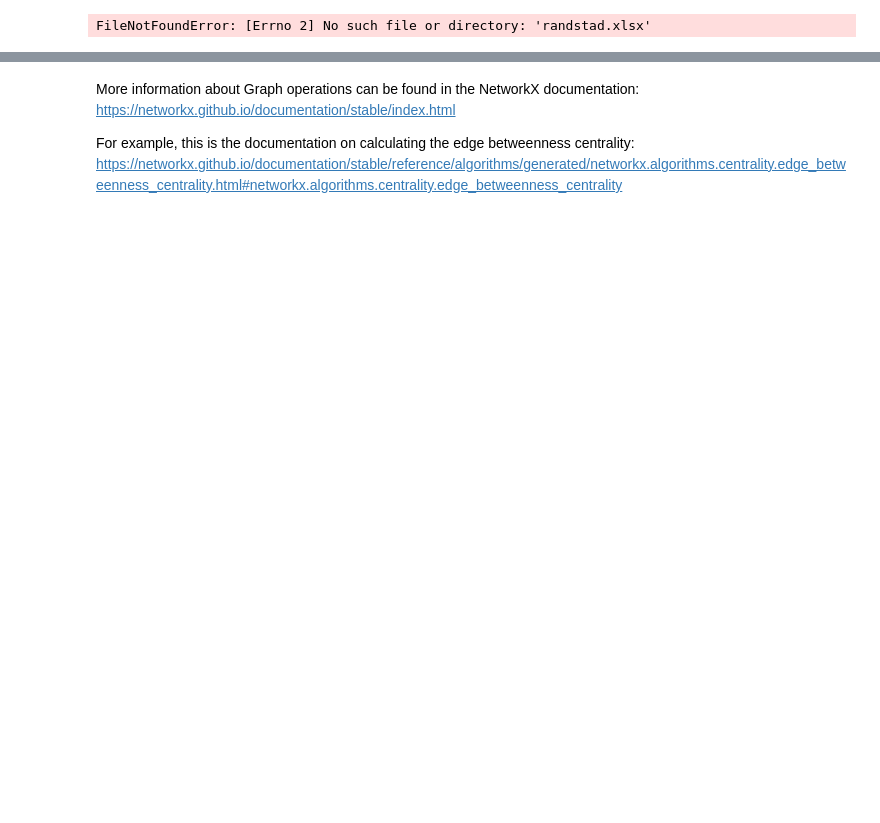
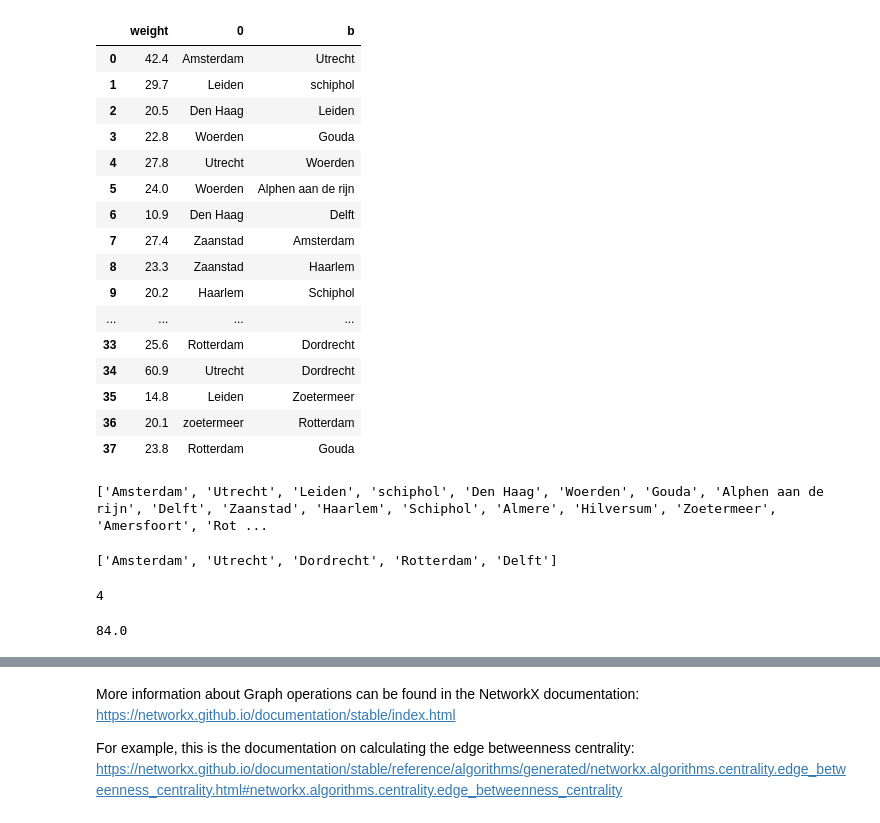
Before and after one commit to ElizeBr/Networked-Systems-Group-Assignment, a Jupyter notebook: Randstad.ipynb, the cells around one changed output, grey strips where cells are left out. Saved outputs shown, nothing was run; the diff lists cells and outputs as text; code cells hidden in the pictures; blank space fills up the shorter version.

```diff
--- a/Randstad.ipynb
+++ b/Randstad.ipynb
@@ -7,25 +7,49 @@ import matplotlib.pyplot as plt
 import networkx as nx
 # %%
 # Read in the excel file 'randstad.xlsx' as a dataframe
-randstad_network = pd.read_excel('randstad.xlsx')
+randstad_network = pd.read_excel('City Network.xlsx')
 # Show contents of the dataframe
 randstad_network
 # %% [output]
-FileNotFoundError: [Errno 2] No such file or directory: 'randstad.xlsx'
+|  | weight | 0 | b |
+| 0 | 42.4 | Amsterdam | Utrecht |
+| 1 | 29.7 | Leiden | schiphol |
+| 2 | 20.5 | Den Haag | Leiden |
+| 3 | 22.8 | Woerden | Gouda |
+| 4 | 27.8 | Utrecht | Woerden |
+| 5 | 24.0 | Woerden | Alphen aan de rijn |
+| 6 | 10.9 | Den Haag | Delft |
+| 7 | 27.4 | Zaanstad | Amsterdam |
+| 8 | 23.3 | Zaanstad | Haarlem |
+| 9 | 20.2 | Haarlem | Schiphol |
+| ... | ... | ... | ... |
+| 33 | 25.6 | Rotterdam | Dordrecht |
+| 34 | 60.9 | Utrecht | Dordrecht |
+| 35 | 14.8 | Leiden | Zoetermeer |
+| 36 | 20.1 | zoetermeer | Rotterdam |
+| 37 | 23.8 | Rotterdam | Gouda |
 # %%
 # Make a graph from the dataframe
 Randstad_Graph=nx.from_pandas_edgelist(randstad_network, 0, 'b', ['weight'])
 # %%
 print(nx.nodes(Randstad_Graph))
+# %% [output]
+['Amsterdam', 'Utrecht', 'Leiden', 'schiphol', 'Den Haag', 'Woerden', 'Gouda', 'Alphen aan de rijn', 'Delft', 'Zaanstad', 'Haarlem', 'Schiphol', 'Almere', 'Hilversum', 'Zoetermeer', 'Amersfoort', 'Rot ...
 # %%
 dsp = nx.shortest_path(Randstad_Graph, source='Amsterdam', target='Delft')
 print(dsp)
+# %% [output]
+['Amsterdam', 'Utrecht', 'Dordrecht', 'Rotterdam', 'Delft']
 # %%
 dspl = nx.shortest_path_length(Randstad_Graph, source='Amsterdam', target='Delft')
 print(dspl)
+# %% [output]
+4
 # %%
 dspl = nx.shortest_path_length(Randstad_Graph, source='Amsterdam', target='Delft',weight='weight')
 print(dspl)
+# %% [output]
+84.0
 # %%
 # Plot the graph
 nx.draw_networkx(Randstad_Graph)
```
Also changed, not shown: parts of 6 cells of this notebook, 1 other file.
